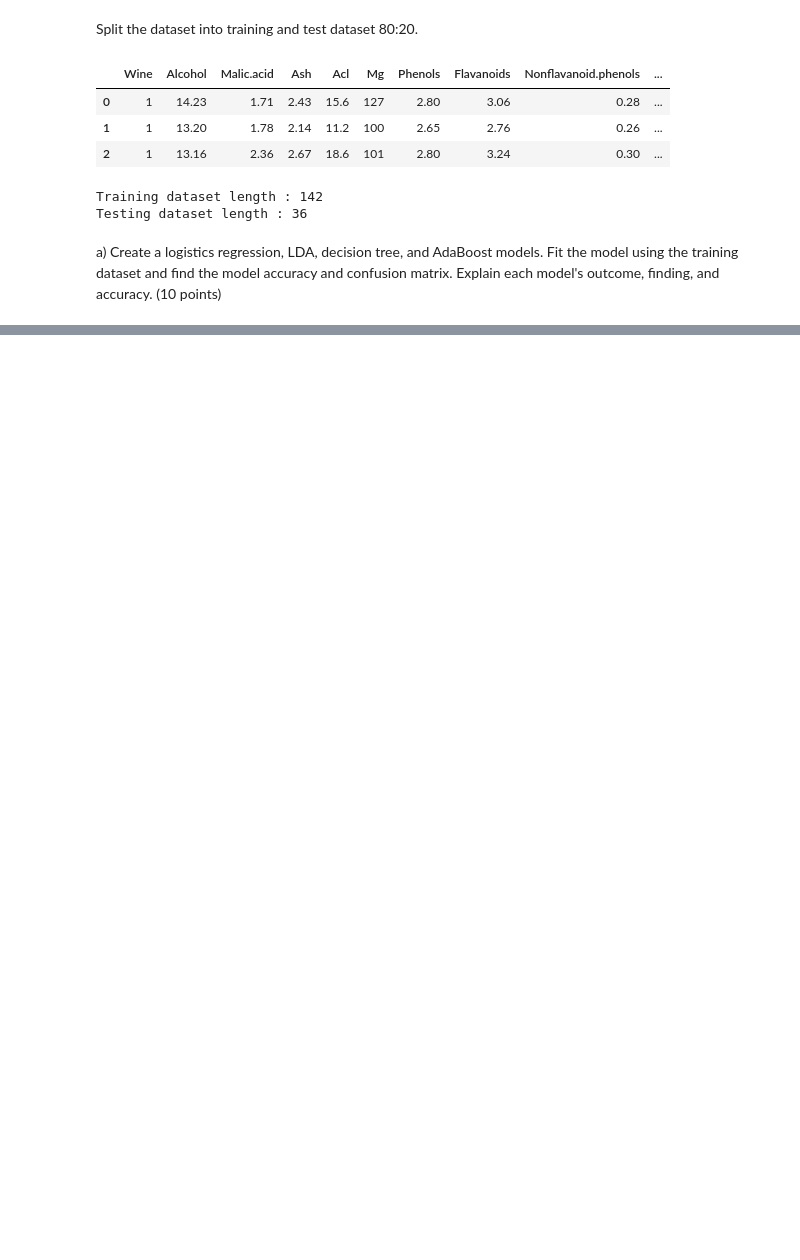
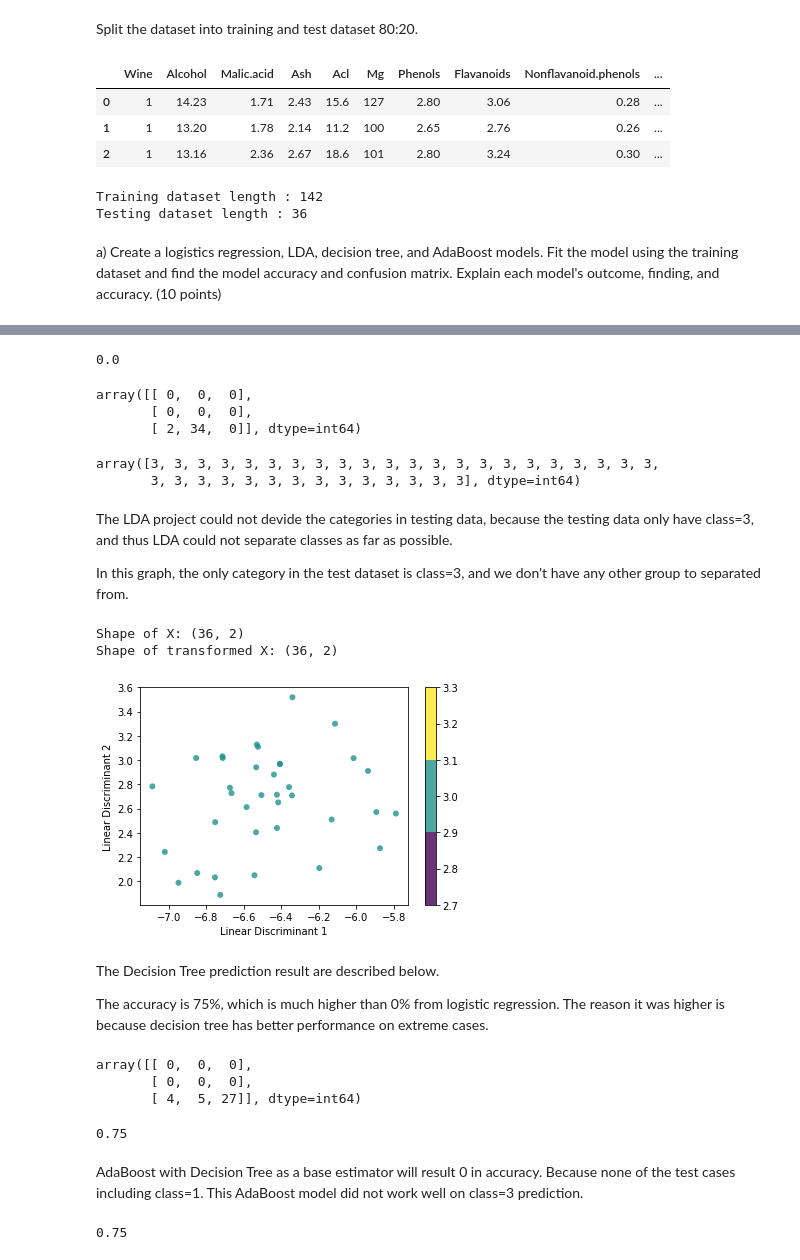
Before and after one commit to kuohu233/IE_7300, a Jupyter notebook: hw6_Youyu.ipynb, the cells around one changed output, grey strips where cells are left out. Cells and saved outputs as stored; diff of their text form; code cells hidden in the pictures; blank space fills up the shorter version.

```diff
--- a/hw6_Youyu.ipynb
+++ b/hw6_Youyu.ipynb
@@ -629,0 +913,65 @@ d) List down the important features in each model? How did you choose those impo
+# %%
+y_pred_test_lr = lr.predict(np.insert(x_test, 0, 1, axis=1))
+y_pred_test_lr = category_pointer(y_cat=y_train,y_pred=y_pred_test_lr)
+
+accuracy(y_pred=y_pred_test_lr, y_true=y_test)
+# %% [output]
+0.0
+# %%
+confusion_matrix(y_true=y_test, y_pred=y_pred_test_lr)
+# %% [output]
+array([[ 0,  0,  0],
+       [ 0,  0,  0],
+       [ 2, 34,  0]], dtype=int64)
+# %%
+y_test
+# %% [output]
+array([3, 3, 3, 3, 3, 3, 3, 3, 3, 3, 3, 3, 3, 3, 3, 3, 3, 3, 3, 3, 3, 3,
+       3, 3, 3, 3, 3, 3, 3, 3, 3, 3, 3, 3, 3, 3], dtype=int64)
+# %% [markdown]
+The LDA project could not devide the categories in testing data, because the testing data only have class=3, and thus LDA could not separate classes as far as possible.
+
+In this graph, the only category in the test dataset is class=3, and we don't have any other group to separated from.
+# %%
+y_project_test = ldaModel.transform(x_test)
+print("Shape of X:", y_project_test.shape)
+print("Shape of transformed X:", y_project_test.shape)
+
+x1, x2 = y_project_test[:, 0], y_project_test[:, 1]
+
+plt.scatter(
+    x1, x2, c=y_test, edgecolor="none", alpha=0.8, cmap=plt.cm.get_cmap("viridis", 3)
+)
+
+plt.xlabel("Linear Discriminant 1")
+plt.ylabel("Linear Discriminant 2")
+plt.colorbar()
+plt.show()
+# %% [output]
+Shape of X: (36, 2)
+Shape of transformed X: (36, 2)
+[figure, added]
+# %% [markdown]
+The Decision Tree prediction result are described below.
+
+The accuracy is 75%, which is much higher than 0% from logistic regression. The reason it was higher is because decision tree has better performance on extreme cases.
+# %%
+y_pred_test_dtclf = dtclf.predict(x_test)
+
+confusion_matrix(y_true=y_test, y_pred=y_pred_test_dtclf)
+# %% [output]
+array([[ 0,  0,  0],
+       [ 0,  0,  0],
+       [ 4,  5, 27]], dtype=int64)
+# %%
+accuracy(y_pred=y_pred_test_dtclf, y_true=y_test)
+# %% [output]
+0.75
+# %% [markdown]
+AdaBoost with Decision Tree as a base estimator will result 0 in accuracy. Because none of the test cases including class=1. This AdaBoost model did not work well on class=3 prediction.
+# %%
+y_pred_test_adaclf = adaclf.predict(x_test)
+
+accuracy(y_true=y_test, y_pred=y_pred_test_adaclf)
+# %% [output]
+0.75
```
Also changed, not shown: parts of 49 cells of this notebook, 13 other files.
